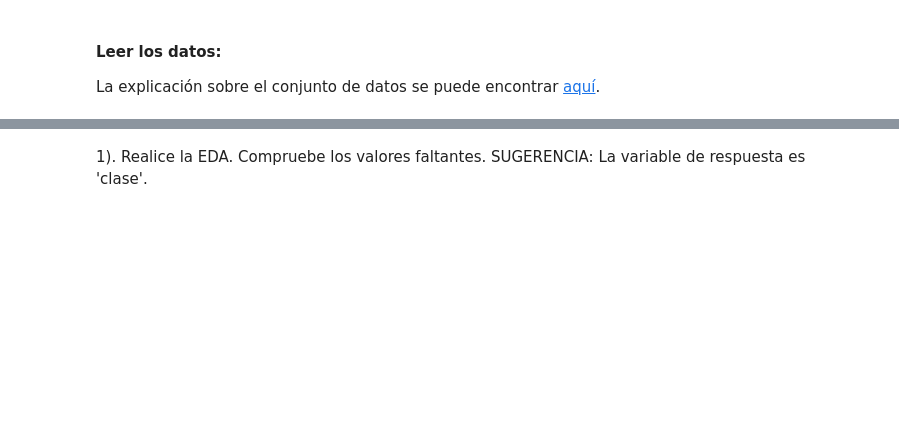
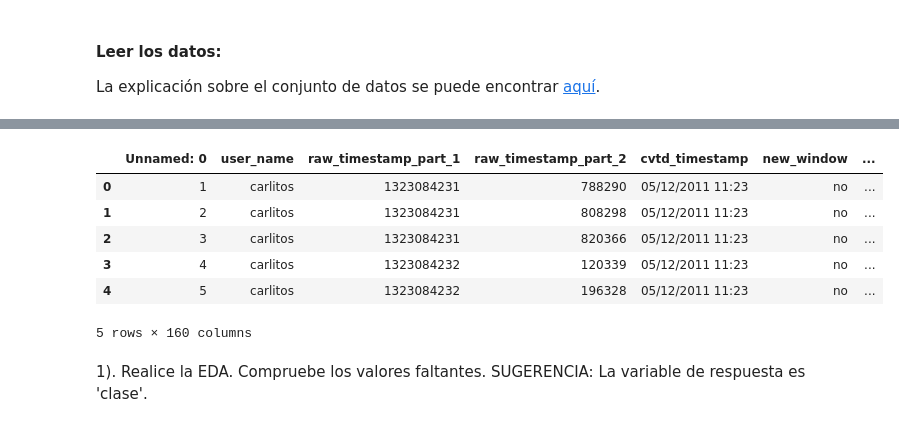
Before and after one commit to AndreaMendez09/Samsung-IA, a Jupyter notebook: 3.Ejercicios completados/2. Ejercicios obligatorios/Entregable 4 ML/problem_0502.ipynb, the cells around one changed output, grey strips where cells are left out. Drawn from its saved outputs; the diff is of its cells as text; code cells hidden in the pictures; blank space fills up the shorter version.

```diff
--- a/3.Ejercicios completados/2. Ejercicios obligatorios/Entregable 4 ML/problem_0502.ipynb
+++ b/3.Ejercicios completados/2. Ejercicios obligatorios/Entregable 4 ML/problem_0502.ipynb
@@ -38,2 +58,12 @@ df.columns
+# %%
+df.head()
+# %% [output]
+|  | Unnamed: 0 | user_name | raw_timestamp_part_1 | raw_timestamp_part_2 | cvtd_timestamp | new_window | ... |
+| 0 | 1 | carlitos | 1323084231 | 788290 | 05/12/2011 11:23 | no | ... |
+| 1 | 2 | carlitos | 1323084231 | 808298 | 05/12/2011 11:23 | no | ... |
+| 2 | 3 | carlitos | 1323084231 | 820366 | 05/12/2011 11:23 | no | ... |
+| 3 | 4 | carlitos | 1323084232 | 120339 | 05/12/2011 11:23 | no | ... |
+| 4 | 5 | carlitos | 1323084232 | 196328 | 05/12/2011 11:23 | no | ... |
+5 rows × 160 columns
 # %% [markdown]
 1). Realice la EDA. Compruebe los valores faltantes. SUGERENCIA: La variable de respuesta es 'clase'.
```
Also changed, not shown: parts of 8 cells of this notebook, 7 other files.
